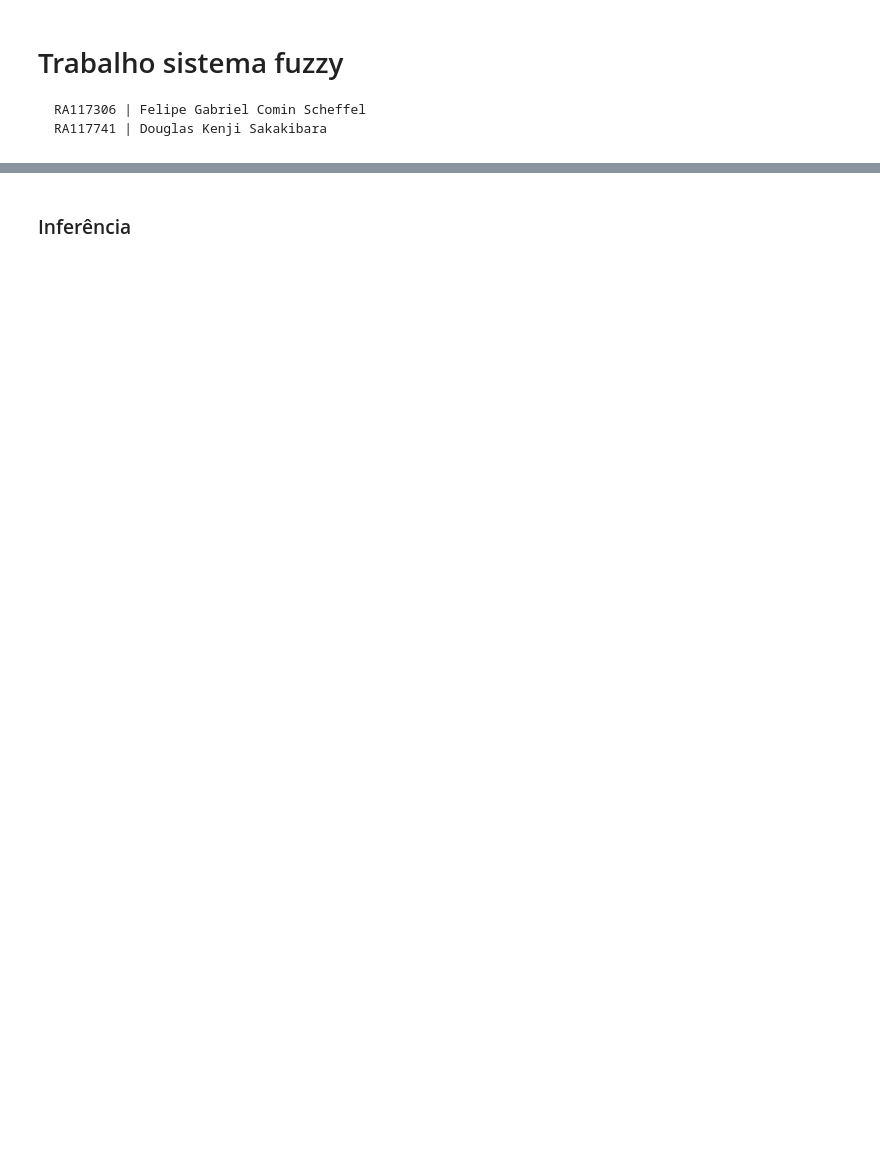
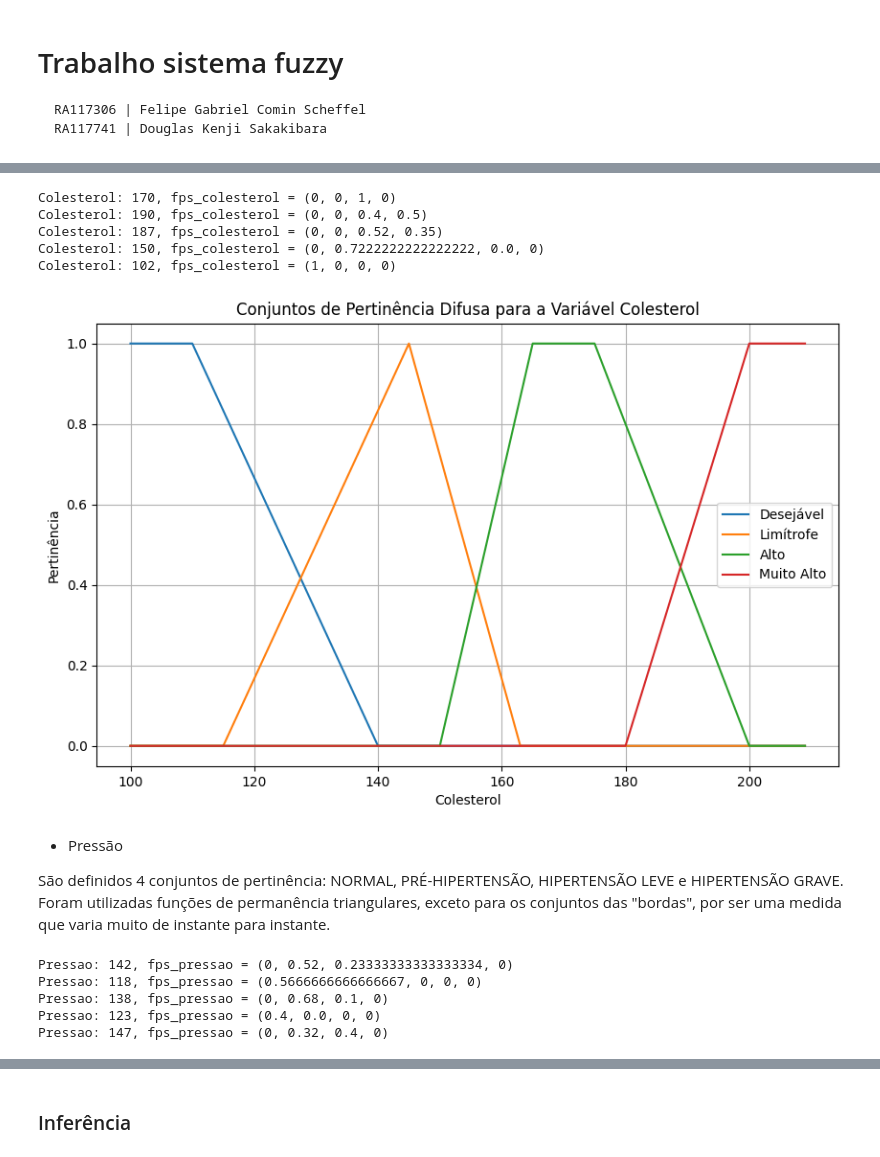
Before and after one commit to DouglasKenjiSakakibara01/logica-fuzzy, a Jupyter notebook: trab01.ipynb, the cells around one changed output, grey strips where cells are left out. Drawn from its saved outputs; the diff is of its cells as text; code cells hidden in the pictures; blank space fills up the shorter version.

```diff
--- a/trab01.ipynb
+++ b/trab01.ipynb
@@ -62,0 +96,68 @@ Considerando o intervalo [a, b], sendo c o pico do triângulo, dentro desse inte
+# %%
+DESEJAVEL = 0
+LIMITROFE = 1
+ALTO = 2
+MUITO_ALTO = 3
+
+def fps_colesterol(colesterol):
+    return lhalftrapfp(colesterol, 190, 220), trifp(colesterol, 115, 145, 163), trapfp(colesterol, 150, 165, 175, 200), rhalftrapfp(colesterol, 180, 200)
+
+for i in range(5):
+    colesterol = rd.randint(100, 210)
+    print(f'Colesterol: {colesterol}, fps_colesterol = {fps_colesterol(colesterol)}')
+# %% [output]
+Colesterol: 170, fps_colesterol = (0, 0, 1, 0)
+Colesterol: 190, fps_colesterol = (0, 0, 0.4, 0.5)
+Colesterol: 187, fps_colesterol = (0, 0, 0.52, 0.35)
+Colesterol: 150, fps_colesterol = (0, 0.7222222222222222, 0.0, 0)
+Colesterol: 102, fps_colesterol = (1, 0, 0, 0)
+# %%
+def plot_fuzzy_colesterol():
+    sample_values = np.arange(100, 210, 1)
+
+    fps_values = [fps_colesterol(value) for value in sample_values]
+
+    desejavel_values = [value[0] for value in fps_values]
+    limitrofe_values = [value[1] for value in fps_values]
+    alto_values = [value[2] for value in fps_values]
+    muito_alto_values = [value[3] for value in fps_values]
+
+    plt.figure(figsize=(10, 6))
+
+    plt.plot(sample_values, desejavel_values, label='Desejável')
+    plt.plot(sample_values, limitrofe_values, label='Limítrofe')
+    plt.plot(sample_values, alto_values, label='Alto')
+    plt.plot(sample_values, muito_alto_values, label='Muito Alto')
+
+    plt.title('Conjuntos de Pertinência Difusa para a Variável Colesterol')
+    plt.xlabel('Colesterol')
+    plt.ylabel('Pertinência')
+    plt.legend()
+    plt.grid(True)
+    plt.show()
+
+plot_fuzzy_colesterol()
+# %% [output]
+[figure, added]
+# %% [markdown]
+- Pressão
+
+São definidos 4 conjuntos de pertinência: NORMAL, PRÉ-HIPERTENSÃO, HIPERTENSÃO LEVE e HIPERTENSÃO GRAVE. Foram utilizadas funções de permanência triangulares, exceto para os conjuntos das "bordas", por ser uma medida que varia muito de instante para instante.
+# %%
+PRESSAO_NORMAL = 0
+PRE_HIPERTENSAO = 1
+HIPERTENSAO_LEVE = 2
+HIPERTENSAO_GRAVE = 3
+
+def fps_pressao(pressao):
+    return lhalftrapfp(pressao, 105, 135), trifp(pressao, 123, 130, 155), trifp(pressao, 135, 165, 195), rhalftrapfp(pressao, 166, 198)
+
+for i in range(5):
+    pressao = rd.randint(100, 210)
+    print(f'Pressao: {pressao}, fps_pressao = {fps_pressao(pressao)}')
+# %% [output]
+Pressao: 142, fps_pressao = (0, 0.52, 0.23333333333333334, 0)
+Pressao: 118, fps_pressao = (0.5666666666666667, 0, 0, 0)
+Pressao: 138, fps_pressao = (0, 0.68, 0.1, 0)
+Pressao: 123, fps_pressao = (0.4, 0.0, 0, 0)
+Pressao: 147, fps_pressao = (0, 0.32, 0.4, 0)
```
Also changed, not shown: parts of 31 cells of this notebook, 1 other file.
